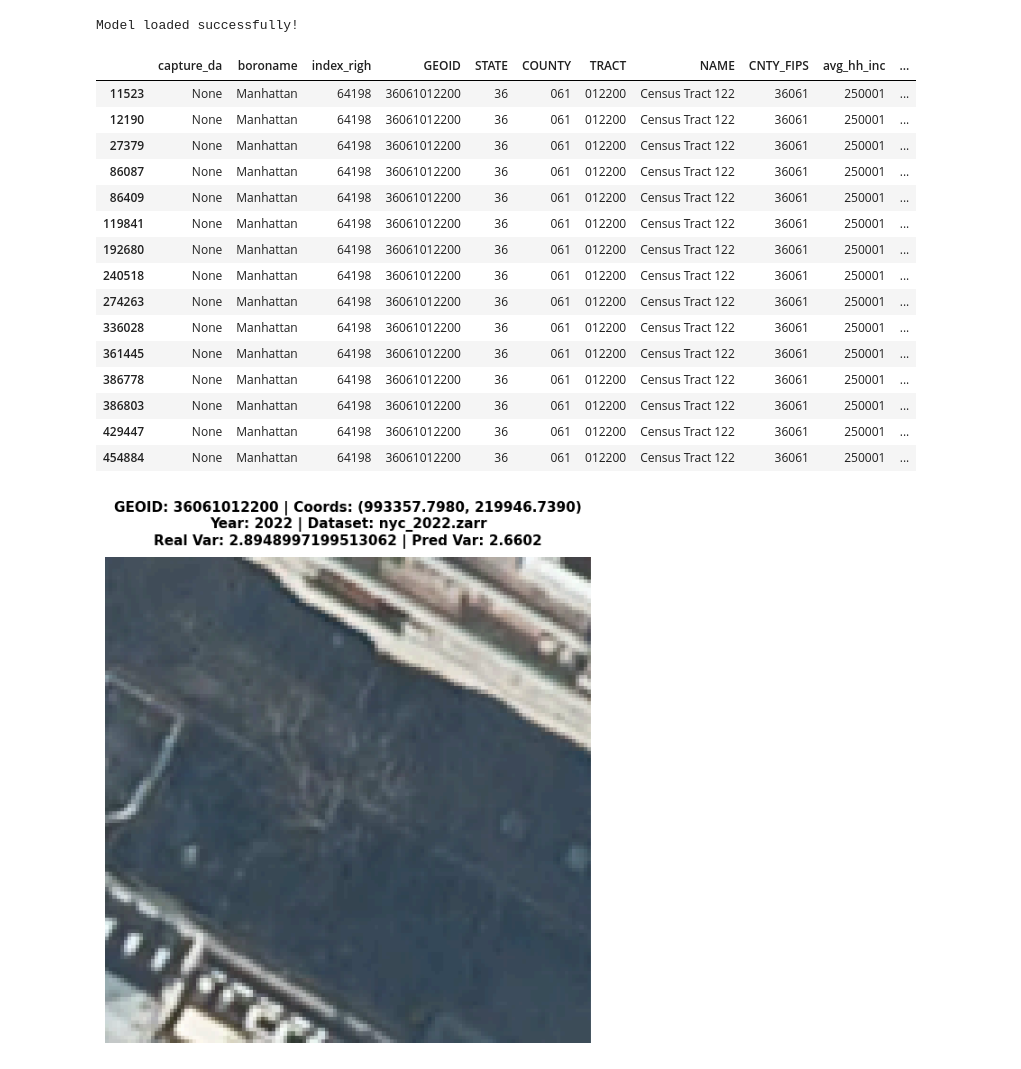
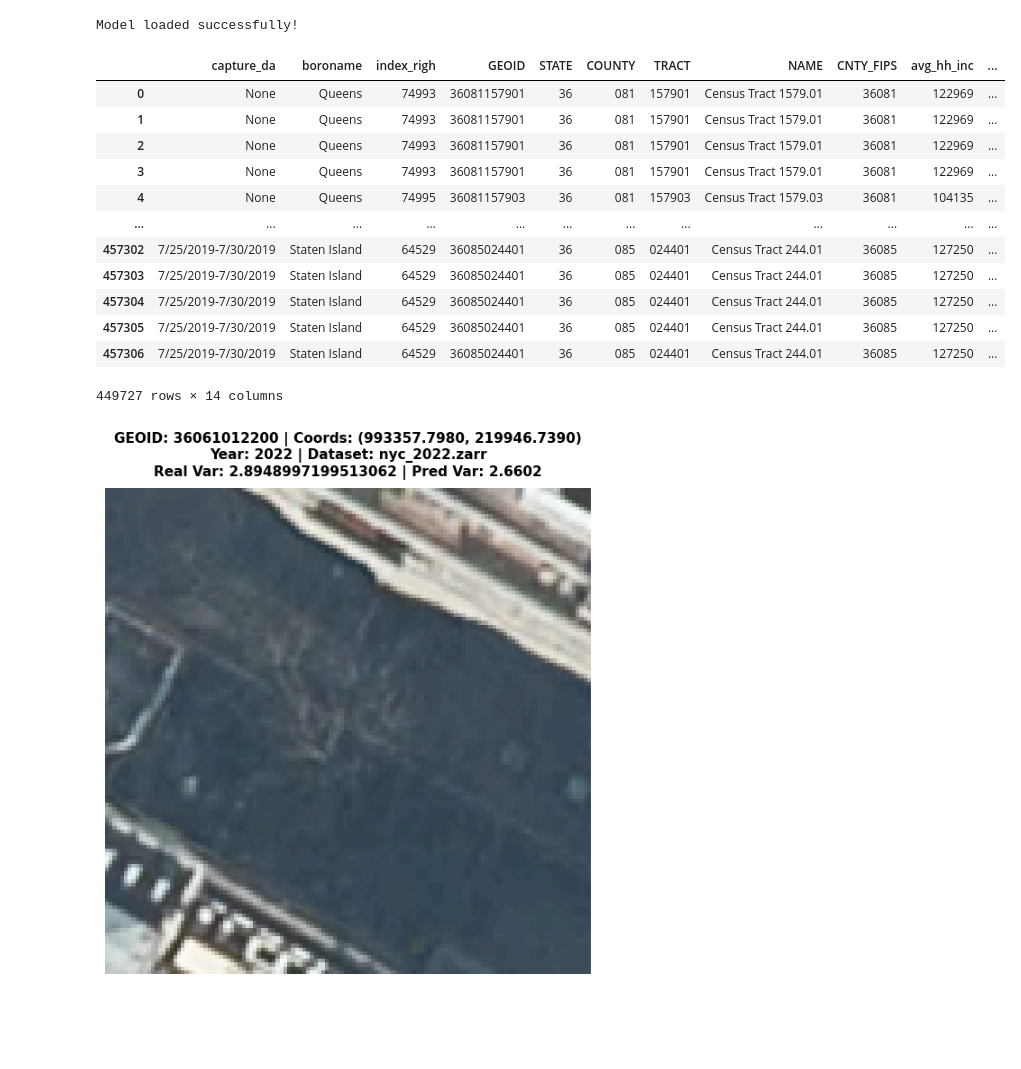
Before and after one commit to Queeno11/ny_state_aerial_imagery_prototype, a Jupyter notebook: notebooks/generation_debug.ipynb, the cells around one changed output. Saved outputs shown, nothing was run; the diff lists cells and outputs as text; code cells hidden in the pictures; blank space fills up the shorter version.

```diff
--- a/notebooks/generation_debug.ipynb
+++ b/notebooks/generation_debug.ipynb
@@ -47,25 +47,22 @@ Loading model from /mnt/c/Working Papers/NY State Aerial Imagery Prototype/ny_st
 WARNING: All log messages before absl::InitializeLog() is called are written to STDERR
 I0000 00:00:1771901455.082622  121211 gpu_device.cc:2020] Created device /job:localhost/replica:0/task:0/device:GPU:0 with 1656 MB memory:  -> device: 0, name: NVIDIA GeForce RTX 3070, pci bus id: 000 ...
 Model loaded successfully!
-# %%
-df[df.GEOID == "36061012200"]
-# %% [output]
-|  | capture_da | boroname | index_righ | GEOID | STATE | COUNTY | TRACT | NAME | CNTY_FIPS | avg_hh_inc | ... |
-| 11523 | None | Manhattan | 64198 | 36061012200 | 36 | 061 | 012200 | Census Tract 122 | 36061 | 250001 | ... |
-| 12190 | None | Manhattan | 64198 | 36061012200 | 36 | 061 | 012200 | Census Tract 122 | 36061 | 250001 | ... |
-| 27379 | None | Manhattan | 64198 | 36061012200 | 36 | 061 | 012200 | Census Tract 122 | 36061 | 250001 | ... |
-| 86087 | None | Manhattan | 64198 | 36061012200 | 36 | 061 | 012200 | Census Tract 122 | 36061 | 250001 | ... |
-| 86409 | None | Manhattan | 64198 | 36061012200 | 36 | 061 | 012200 | Census Tract 122 | 36061 | 250001 | ... |
-| 119841 | None | Manhattan | 64198 | 36061012200 | 36 | 061 | 012200 | Census Tract 122 | 36061 | 250001 | ... |
-| 192680 | None | Manhattan | 64198 | 36061012200 | 36 | 061 | 012200 | Census Tract 122 | 36061 | 250001 | ... |
-| 240518 | None | Manhattan | 64198 | 36061012200 | 36 | 061 | 012200 | Census Tract 122 | 36061 | 250001 | ... |
-| 274263 | None | Manhattan | 64198 | 36061012200 | 36 | 061 | 012200 | Census Tract 122 | 36061 | 250001 | ... |
-| 336028 | None | Manhattan | 64198 | 36061012200 | 36 | 061 | 012200 | Census Tract 122 | 36061 | 250001 | ... |
-| 361445 | None | Manhattan | 64198 | 36061012200 | 36 | 061 | 012200 | Census Tract 122 | 36061 | 250001 | ... |
-| 386778 | None | Manhattan | 64198 | 36061012200 | 36 | 061 | 012200 | Census Tract 122 | 36061 | 250001 | ... |
-| 386803 | None | Manhattan | 64198 | 36061012200 | 36 | 061 | 012200 | Census Tract 122 | 36061 | 250001 | ... |
-| 429447 | None | Manhattan | 64198 | 36061012200 | 36 | 061 | 012200 | Census Tract 122 | 36061 | 250001 | ... |
-| 454884 | None | Manhattan | 64198 | 36061012200 | 36 | 061 | 012200 | Census Tract 122 | 36061 | 250001 | ... |
+# %%
+df
+# %% [output]
+|  | capture_da | boroname | index_righ | GEOID | STATE | COUNTY | TRACT | NAME | CNTY_FIPS | avg_hh_inc | ... |
+| 0 | None | Queens | 74993 | 36081157901 | 36 | 081 | 157901 | Census Tract 1579.01 | 36081 | 122969 | ... |
+| 1 | None | Queens | 74993 | 36081157901 | 36 | 081 | 157901 | Census Tract 1579.01 | 36081 | 122969 | ... |
+| 2 | None | Queens | 74993 | 36081157901 | 36 | 081 | 157901 | Census Tract 1579.01 | 36081 | 122969 | ... |
+| 3 | None | Queens | 74993 | 36081157901 | 36 | 081 | 157901 | Census Tract 1579.01 | 36081 | 122969 | ... |
+| 4 | None | Queens | 74995 | 36081157903 | 36 | 081 | 157903 | Census Tract 1579.03 | 36081 | 104135 | ... |
+| ... | ... | ... | ... | ... | ... | ... | ... | ... | ... | ... | ... |
+| 457302 | 7/25/2019-7/30/2019 | Staten Island | 64529 | 36085024401 | 36 | 085 | 024401 | Census Tract 244.01 | 36085 | 127250 | ... |
+| 457303 | 7/25/2019-7/30/2019 | Staten Island | 64529 | 36085024401 | 36 | 085 | 024401 | Census Tract 244.01 | 36085 | 127250 | ... |
+| 457304 | 7/25/2019-7/30/2019 | Staten Island | 64529 | 36085024401 | 36 | 085 | 024401 | Census Tract 244.01 | 36085 | 127250 | ... |
+| 457305 | 7/25/2019-7/30/2019 | Staten Island | 64529 | 36085024401 | 36 | 085 | 024401 | Census Tract 244.01 | 36085 | 127250 | ... |
+| 457306 | 7/25/2019-7/30/2019 | Staten Island | 64529 | 36085024401 | 36 | 085 | 024401 | Census Tract 244.01 | 36085 | 127250 | ... |
+449727 rows × 14 columns
 # %%
 # Configuration matching main.py
 image_size = 128
```
Also changed, not shown: parts of 1 cell of this notebook, 3 other files.
